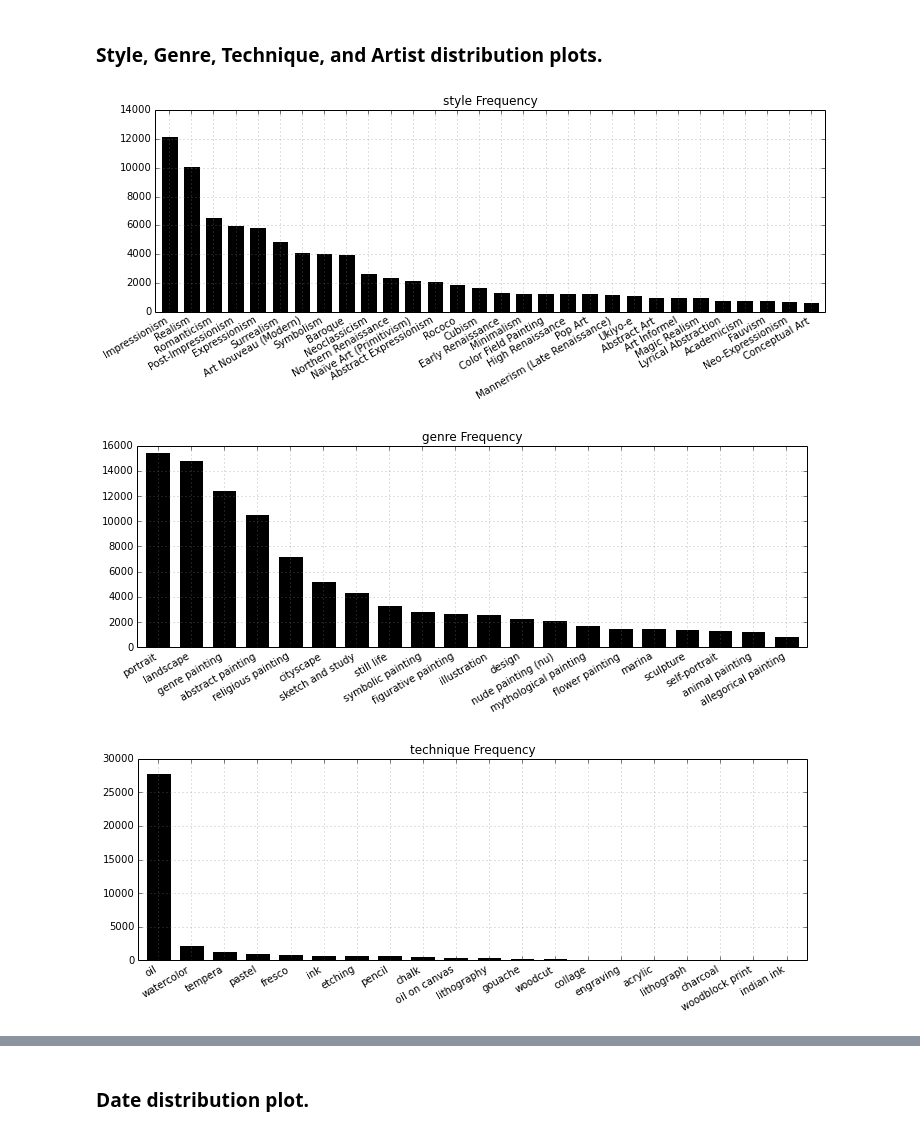
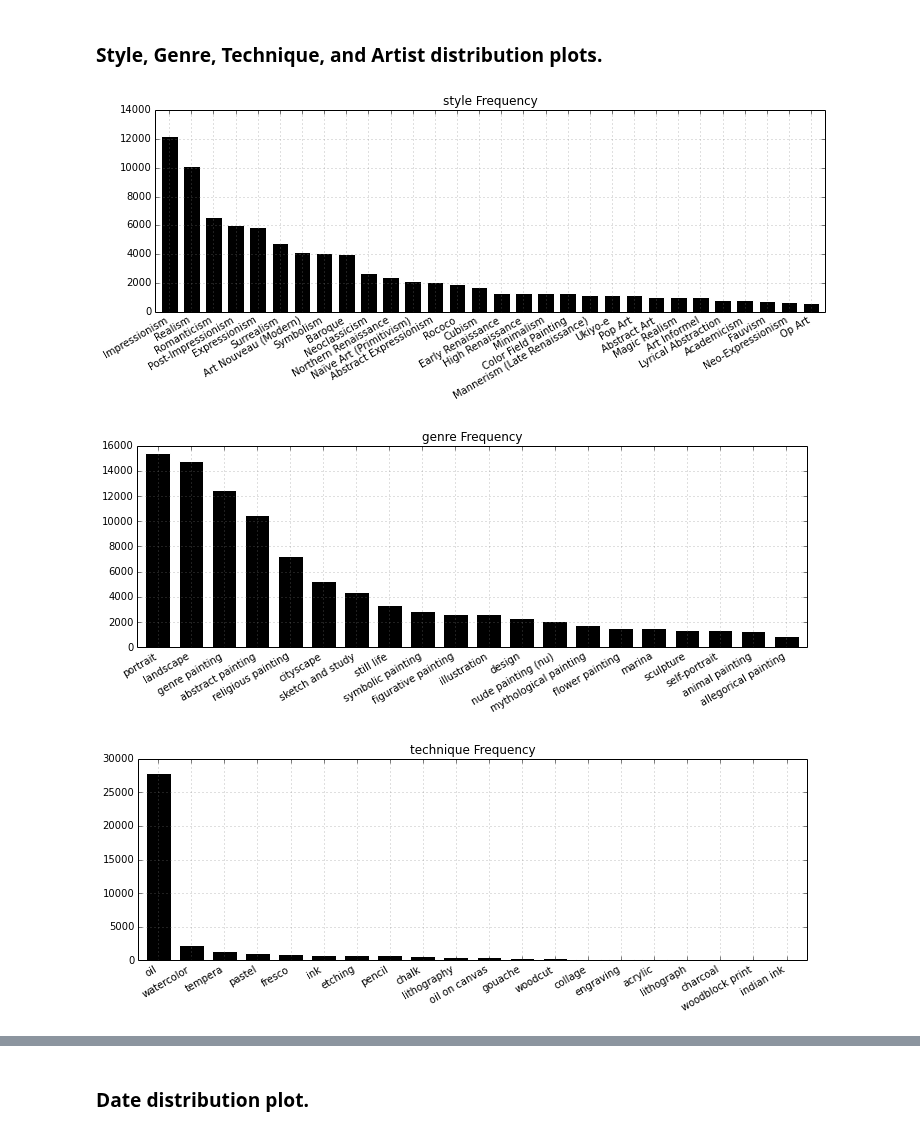
Before and after one commit to sergeyk/vislab, a Jupyter notebook: notebooks/wikipaintings dataset.ipynb, the cells around one changed output, grey strips where cells are left out. Cells and saved outputs as stored; diff of their text form; code cells hidden in the pictures.

```diff
--- a/notebooks/wikipaintings dataset.ipynb
+++ b/notebooks/wikipaintings dataset.ipynb
@@ -38,0 +32,4 @@ Load the expanded-label dataset, which contains separate binary columns for the
+# %%
+df = vislab.datasets.wikipaintings.get_df()
+print df.shape
+df.iloc[:5]
@@ -60,12 +67,12 @@ Name: paul-reed_12-1964, Length: 53, dtype: object
 # %% [markdown]
 ### Style, Genre, Technique, and Artist distribution plots.
 # %%
-fig = vislab.dataset_viz.plot_column_frequencies(df_d, 'style', 30)
-fig = vislab.dataset_viz.plot_column_frequencies(df_d, 'genre', 20)
-fig = vislab.dataset_viz.plot_column_frequencies(df_d, 'technique', 20)
-fig = vislab.dataset_viz.plot_column_frequencies(df_d, 'artist_slug', 30)
-fig = vislab.dataset_viz.plot_column_frequencies(df_d, 'artist_slug', 60)
+fig = vislab.dataset_viz.plot_column_frequencies(df, 'style', 30)
+fig = vislab.dataset_viz.plot_column_frequencies(df, 'genre', 20)
+fig = vislab.dataset_viz.plot_column_frequencies(df, 'technique', 20)
+fig = vislab.dataset_viz.plot_column_frequencies(df, 'artist_slug', 30)
+fig = vislab.dataset_viz.plot_column_frequencies(df, 'artist_slug', 60)
 # %% [output]
-[figure, old version]
+[figure, new version]
 [figure]
-[figure, old version]
+[figure, new version]
```
Also changed, not shown: parts of 14 cells of this notebook, 18 other files.
